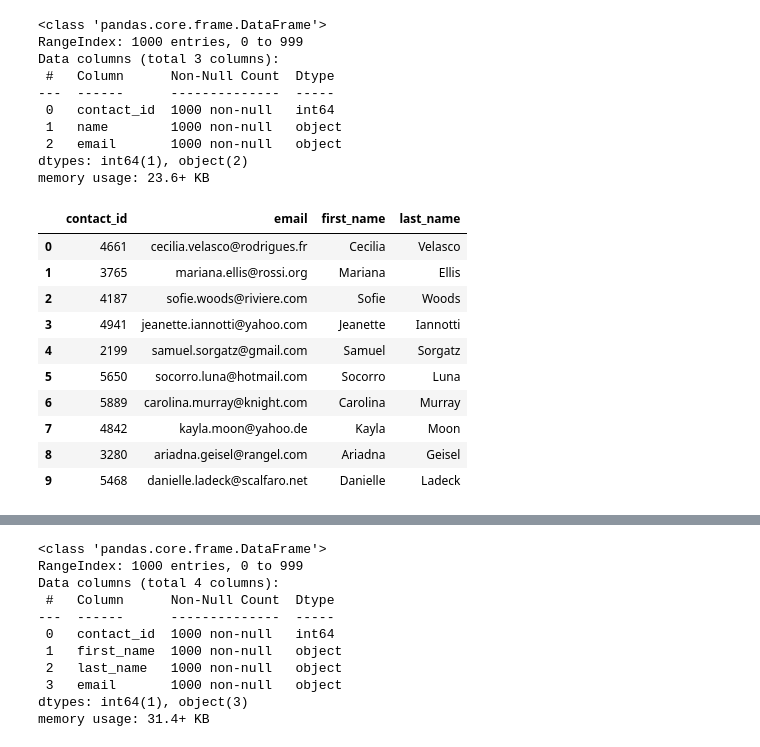
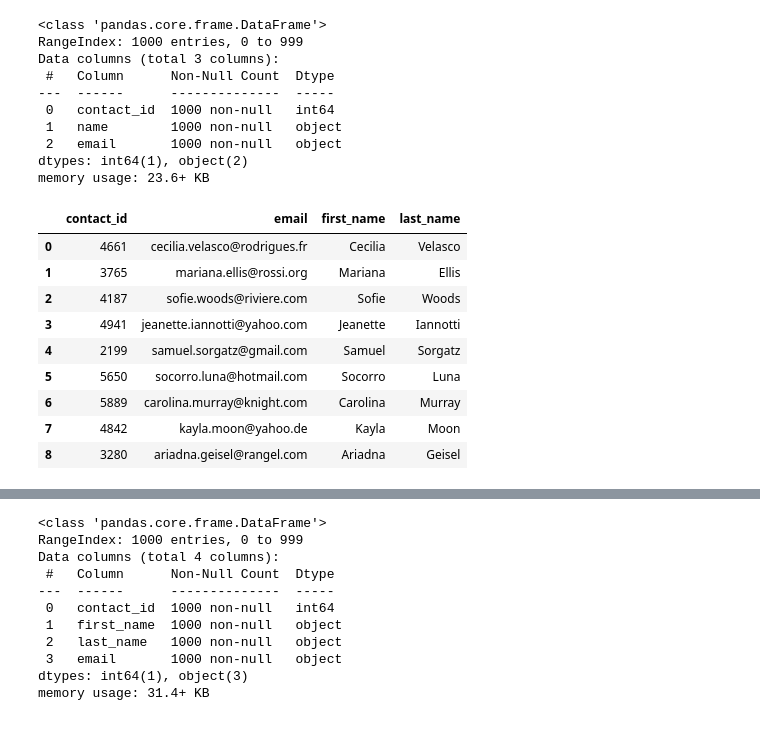
Before and after one commit to cmhillm75/Crowdfunding_ETL, a Jupyter notebook: Starter_Files/ETL_Mini_Project_C_Hillman.ipynb, the cells around one changed output, grey strips where cells are left out. Saved outputs shown, nothing was run; the diff lists cells and outputs as text; code cells hidden in the pictures.

```diff
--- a/Starter_Files/ETL_Mini_Project_C_Hillman.ipynb
+++ b/Starter_Files/ETL_Mini_Project_C_Hillman.ipynb
@@ -322,9 +359,11 @@ Then export the DataFrame as a `contacts.csv` CSV file.
 # %%
 # Iterate through the contact_info_df and convert each row to a dictionary.
-import json
 dict_values = []
 
+# Iterate through each row in the contact_info_df and convert it to a dictionary
+for index, row in contact_info_df.iterrows():
+    dict_values.append(row.to_dict())
 
-# Print out the list of values for each row.
+# Print out the list of values for each row
 print(dict_values)
 # %% [output]
@@ -331,0 +371,9 @@ print(dict_values)
+# %%
+list_values = []
+
+for d in dict_values[1:]:
+    json_str = list(d.values())[0]
+    row_dict = json.loads(json_str)
+
+    list_values.append([row_dict['contact_id'], row_dict['name'], row_dict['email']])
+print(list_values)
@@ -332,6 +382,10 @@ print(dict_values)
 # %%
 # Create a contact_info DataFrame and add each list of values, i.e., each row
 # to the 'contact_id', 'name', 'email' columns.
+columns = ['contact_id', 'name', 'email']
+
+contact_info_df = pd.DataFrame(list_values, columns=columns)
+contact_info_df.head()
 # %% [output]
 |  | contact_id | name | email |
 | 0 | 4661 | Cecilia Velasco | cecilia.velasco@rodrigues.fr |
@@ -352,20 +407,26 @@ Data columns (total 3 columns):
  2   email       1000 non-null   object
 dtypes: int64(1), object(2)
 memory usage: 23.6+ KB
+# %%
+# Strip any leading/trailing spaces from the 'name' column
+contact_info_df['name'] = contact_info_df['name'].str.strip()
 # %%
 # Create a "first"name" and "last_name" column with the first and last names from the "name" column.
-
+contact_info_df[['first_name', 'last_name']] = contact_info_df['name'].str.split(n=1, expand=True)
 
 # Drop the contact_name column
+contact_info_df = contact_info_df.drop(columns=['name'])
+
+# Display the DataFrame
+contact_info_df.head(9)
 # %% [output]
 |  | contact_id | email | first_name | last_name |
 | 0 | 4661 | cecilia.velasco@rodrigues.fr | Cecilia | Velasco |
 | 1 | 3765 | mariana.ellis@rossi.org | Mariana | Ellis |
 | 2 | 4187 | sofie.woods@riviere.com | Sofie | Woods |
 | 3 | 4941 | jeanette.iannotti@yahoo.com | Jeanette | Iannotti |
 | 4 | 2199 | samuel.sorgatz@gmail.com | Samuel | Sorgatz |
 | 5 | 5650 | socorro.luna@hotmail.com | Socorro | Luna |
 | 6 | 5889 | carolina.murray@knight.com | Carolina | Murray |
 | 7 | 4842 | kayla.moon@yahoo.de | Kayla | Moon |
 | 8 | 3280 | ariadna.geisel@rangel.com | Ariadna | Geisel |
-| 9 | 5468 | danielle.ladeck@scalfaro.net | Danielle | Ladeck |
```
Also changed, not shown: parts of 19 cells of this notebook, 2 other files.
